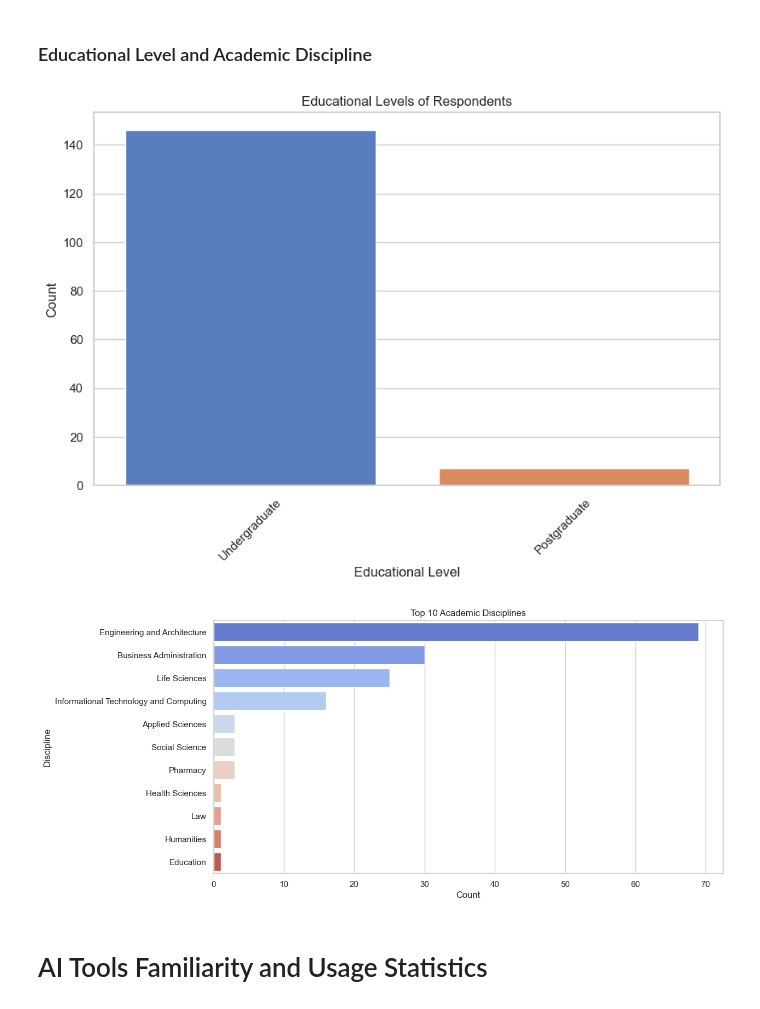
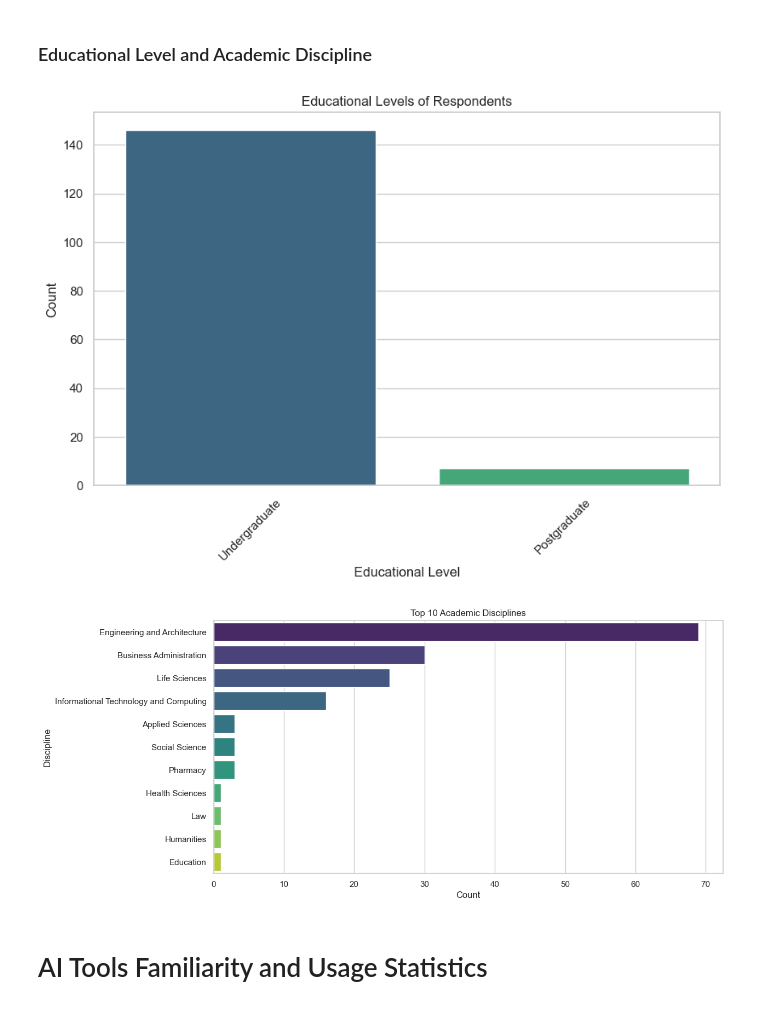
Before and after one commit to NotAlpha45/Survey-on-the-Impact-of-AI-Tools, a Jupyter notebook: code/dataset_exploration.ipynb, the cells around one changed output. Drawn from its saved outputs; the diff is of its cells as text; code cells hidden in the pictures.

```diff
--- a/code/dataset_exploration.ipynb
+++ b/code/dataset_exploration.ipynb
@@ -73,22 +73,22 @@ plt.show()
 # %%
 plt.figure(figsize=(10, 6))
 edu_counts = dataset["What is your Educational Level"].value_counts()
 sns.barplot(
     x=edu_counts.index,
     y=edu_counts.values,
-    palette="muted",
+    palette="viridis",
     hue=edu_counts.index,
     legend=False,
 )
 plt.title("Educational Levels of Respondents")
 plt.xlabel("Educational Level")
 plt.ylabel("Count")
 plt.xticks(rotation=45)
 filename = "../results/educational_levels_of_respondents.png"
 plt.savefig(filename)
 plt.show()
 # %% [output]
-[figure, old version]
+[figure, new version]
 # %%
 plt.figure(figsize=(12, 6))
 major_counts = dataset["Academic Major Discipline"].value_counts()
@@ -102,7 +102,7 @@ major_counts = major_counts.drop("Informational Technology")
 sns.barplot(
     y=major_counts.index,
     x=major_counts.values,
-    palette="coolwarm",
+    palette="viridis",
     hue=major_counts.index,
     legend=False,
 )
@@ -113,7 +113,7 @@ filename = "../results/top_10_academic_disciplines.png"
 plt.savefig(filename)
 plt.show()
 # %% [output]
-[figure, old version]
+[figure, new version]
 # %% [markdown]
 # AI Tools Familiarity and Usage Statistics
 # %% [markdown]
```
Also changed, not shown: parts of 4 cells of this notebook, 5 other files.
